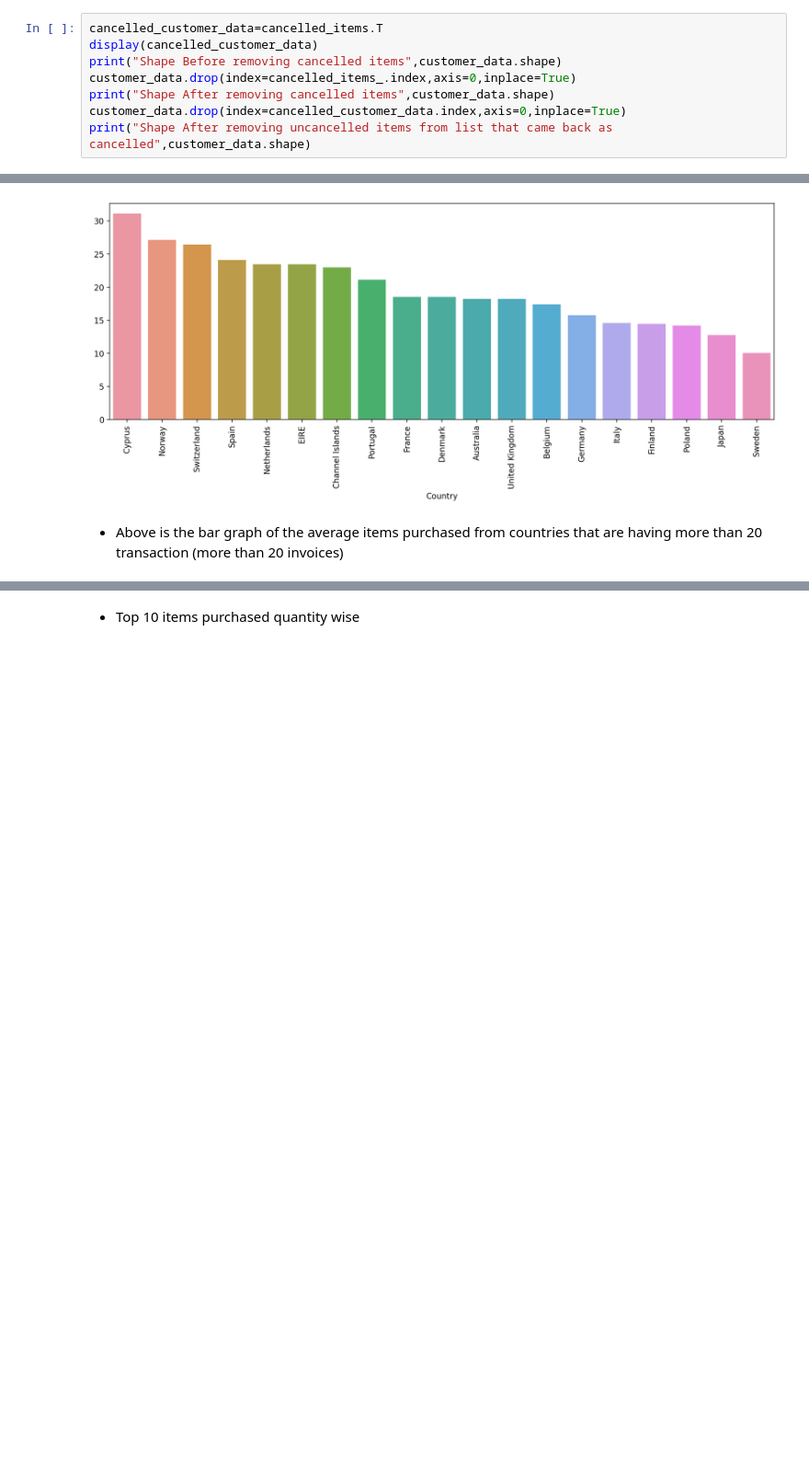
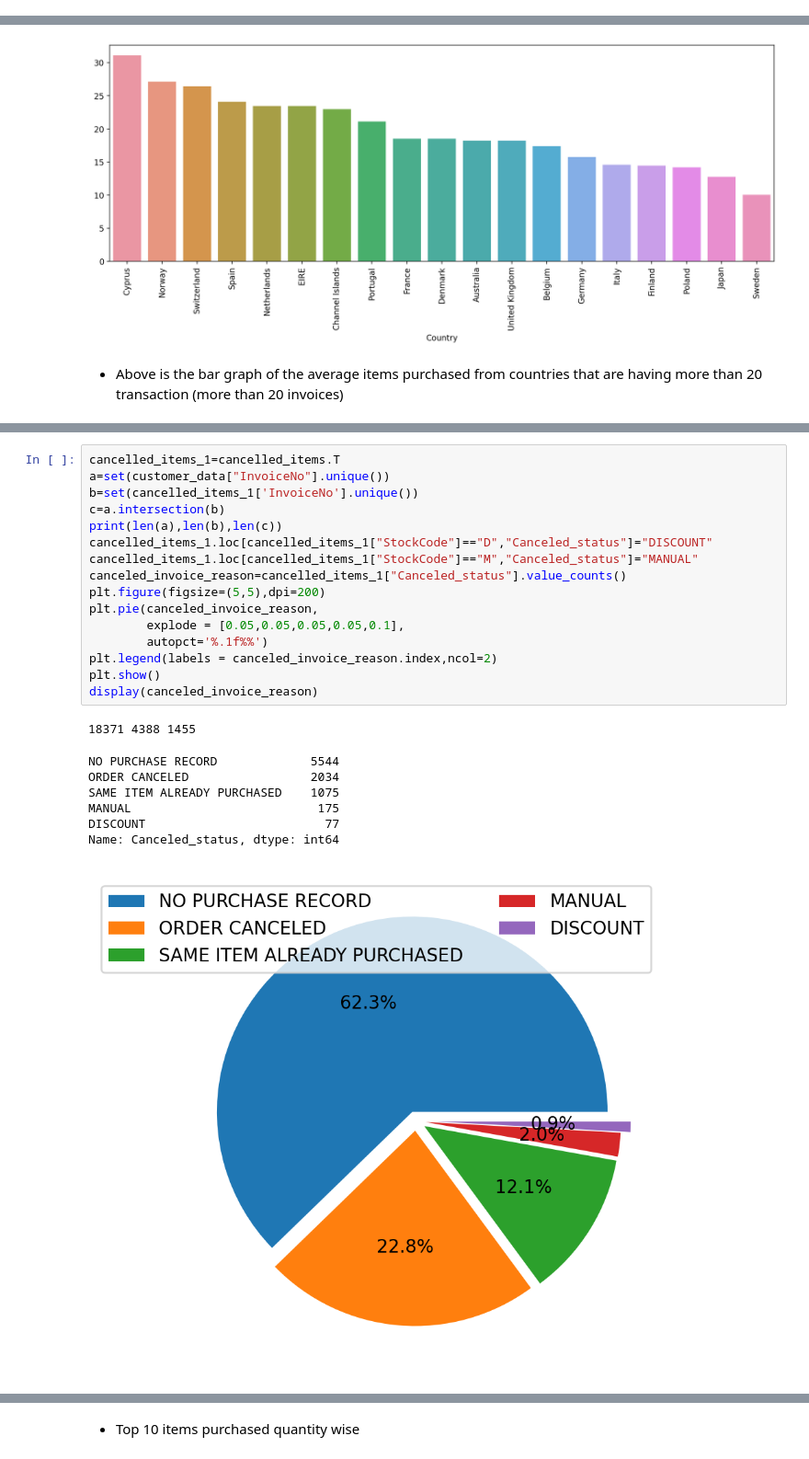
Before and after one commit to MIlanJP/Capstione-Unsupervised-Customer-Segmentation, a Jupyter notebook: Customer Segmentation.ipynb, the cells around one changed output, grey strips where cells are left out. Shown at 92% size. Cells and saved outputs as stored; diff of their text form; blank space fills up the shorter version.

Commit message:
Added conclusion on data lost by removing cancellation invoices

```diff
--- a/Customer Segmentation.ipynb
+++ b/Customer Segmentation.ipynb
@@ -200,8 +154,0 @@ cancelled_items.T
-# %%
-cancelled_customer_data=cancelled_items.T
-display(cancelled_customer_data)
-print("Shape Before removing cancelled items",customer_data.shape)
-customer_data.drop(index=cancelled_items_.index,axis=0,inplace=True)
-print("Shape After removing cancelled items",customer_data.shape)
-customer_data.drop(index=cancelled_customer_data.index,axis=0,inplace=True)
-print("Shape After removing uncancelled items from list that came back as cancelled",customer_data.shape)
@@ -242,0 +217,25 @@ sns.barplot(y=average_items_purchase_country_wise.values,x=average_items_purchas
+# %%
+cancelled_items_1=cancelled_items.T
+a=set(customer_data["InvoiceNo"].unique())
+b=set(cancelled_items_1['InvoiceNo'].unique())
+c=a.intersection(b)
+print(len(a),len(b),len(c))
+cancelled_items_1.loc[cancelled_items_1["StockCode"]=="D","Canceled_status"]="DISCOUNT"
+cancelled_items_1.loc[cancelled_items_1["StockCode"]=="M","Canceled_status"]="MANUAL"
+canceled_invoice_reason=cancelled_items_1["Canceled_status"].value_counts()
+plt.figure(figsize=(5,5),dpi=200)
+plt.pie(canceled_invoice_reason,
+        explode = [0.05,0.05,0.05,0.05,0.1],
+        autopct='%.1f%%')
+plt.legend(labels = canceled_invoice_reason.index,ncol=2)
+plt.show()
+display(canceled_invoice_reason)
+# %% [output]
+18371 4388 1455
+NO PURCHASE RECORD             5544
+ORDER CANCELED                 2034
+SAME ITEM ALREADY PURCHASED    1075
+MANUAL                          175
+DISCOUNT                         77
+Name: Canceled_status, dtype: int64
+[figure, added]
```
Also changed, not shown: parts of 32 cells of this notebook.
